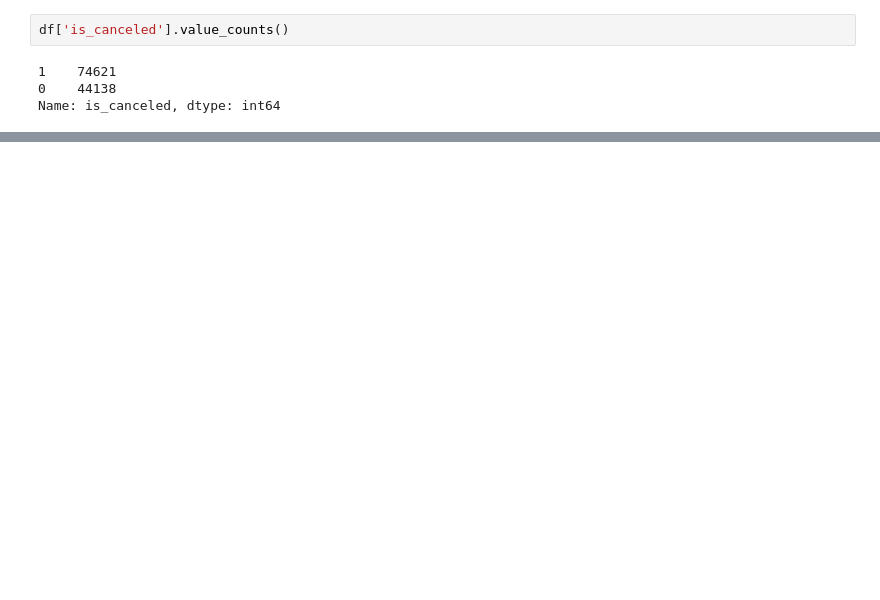
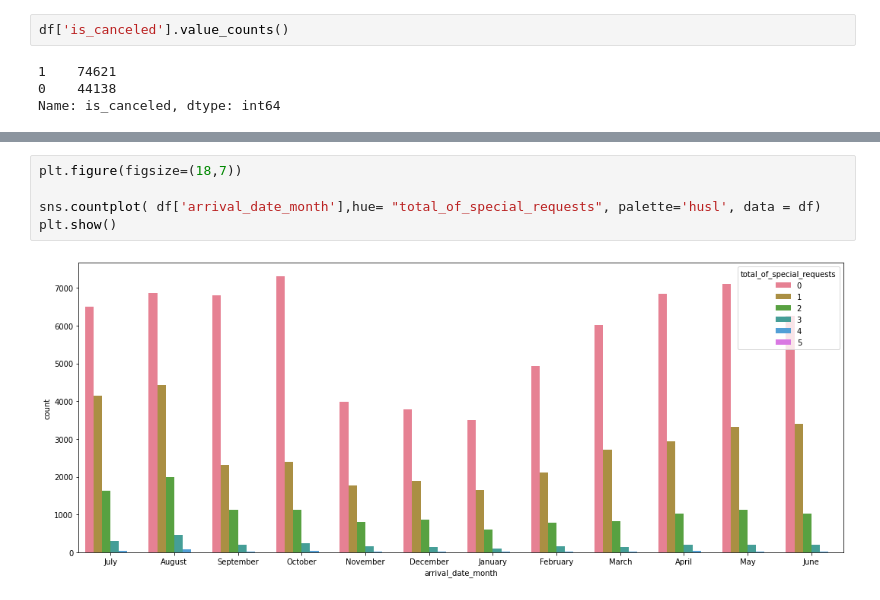
Before and after one commit to datascience-vivek/EDA-Capstone-Project-on-Hotel-Bookings, a Jupyter notebook: EDA_Capstone_Project_on_Hotel_Bookings.ipynb, the cells around one changed output, grey strips where cells are left out. Drawn from its saved outputs; the diff is of its cells as text; blank space fills up the shorter version.

```diff
--- a/EDA_Capstone_Project_on_Hotel_Bookings.ipynb
+++ b/EDA_Capstone_Project_on_Hotel_Bookings.ipynb
@@ -387,0 +419,7 @@ df['adr'].min()
+# %%
+plt.figure(figsize=(18,7))
+
+sns.countplot( df['arrival_date_month'],hue= "total_of_special_requests", palette='husl', data = df)
+plt.show()
+# %% [output]
+[figure, added]
```
Also changed, not shown: parts of 10 cells of this notebook.
